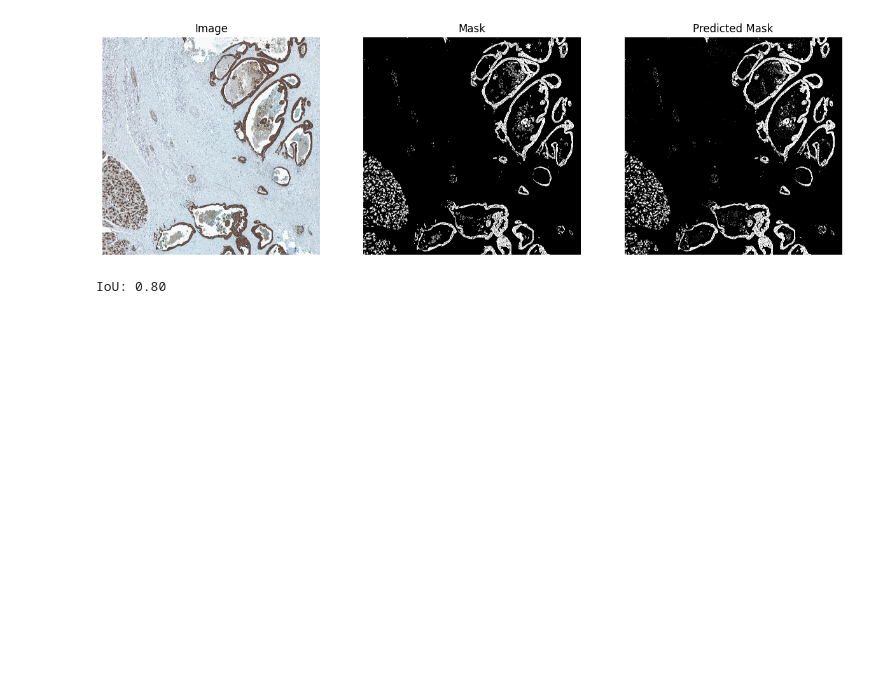
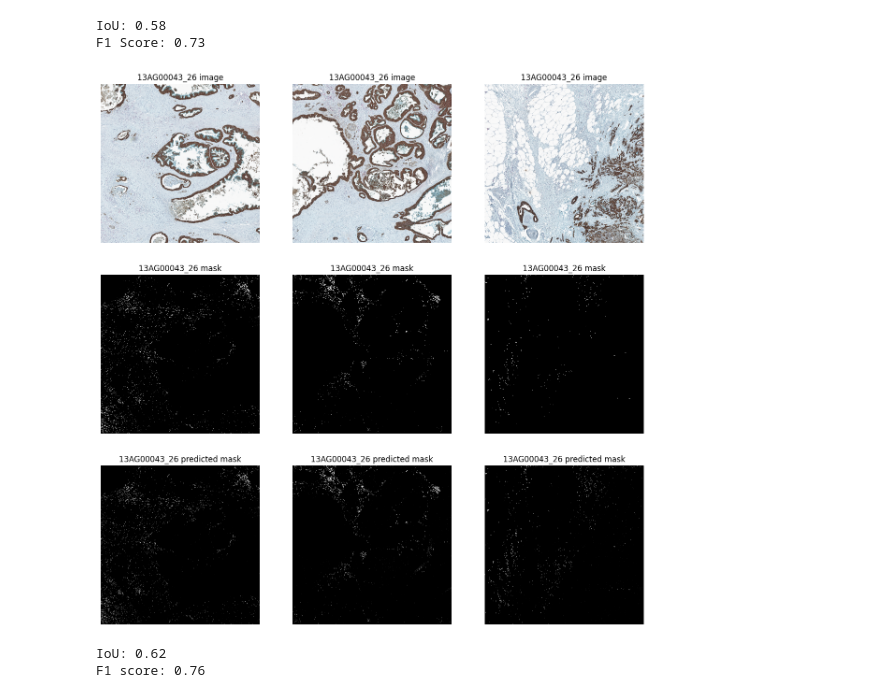
Before and after one commit to GeNeHetX/pixel_classifier, a Jupyter notebook: predicting.ipynb, the cells around one changed output. Cells and saved outputs as stored; diff of their text form; code cells hidden in the pictures; blank space fills up the shorter version.

```diff
--- a/predicting.ipynb
+++ b/predicting.ipynb
@@ -42,4 +72,4 @@ mask_tile = mask_original[center[0]-size//2:center[0]+size//2,
 # %%
 # pridict the image using the model
-dtest = xgb.DMatrix(img_tile.reshape(-1, 3))
+dtest = xgb.DMatrix(img_tiles.reshape(-1, 3))
 y_score = model.predict(dtest)
@@ -46,12 +97,12 @@ y_score = model.predict(dtest)
 # %%
 # Calculate precision and recall
-precision, recall, thresholds = precision_recall_curve(mask_tile.flatten(), y_score)
+precision, recall, thresholds = precision_recall_curve(mask_tiles.flatten(), y_score)
 
 # Compute the AUC
 auc_score = auc(recall, precision)
 
-# calculate the closest threshold to the AUC
-best_threshold = thresholds[np.argmin(np.abs(recall - precision))]
+# Calculate the closest threshold to the AUC
+# best_threshold = thresholds[np.argmin(np.abs(recall - precision))]
 # %%
 # Plot the precision-recall curve
 fig, ax = plt.subplots(1, 2, figsize=(15, 5))
@@ -78,3 +128,0 @@ plt.show()
-# %%
-# Binarize the mask using a threshold
-mask_tile_pred = y_score.reshape(img_tile.shape[0], img_tile.shape[1]) > best_threshold
@@ -81,24 +151,47 @@ mask_tile_pred = y_score.reshape(img_tile.shape[0], img_tile.shape[1]) > best_th
+# %%
+# Compute the intersection over union
+iou = jaccard_score(mask_tiles.flatten(), mask_tiles_pred.flatten())
+
+# Calculate F1 score
+f1 = f1_score(mask_tiles.flatten(), mask_tiles_pred.flatten())
+
+print(f"IoU: {iou:.2f}")
+print(f"F1 Score: {f1:.2f}")
+# %% [output]
+IoU: 0.58
+F1 Score: 0.73
+# %%
+# Clean the mask from small objects
+mask_tiles_pred_clean = np.array([morphology.remove_small_objects(mask_tile_pred,
+                                                                  min_size=min_size)
+                                  for mask_tile_pred in mask_tiles_pred])
 # %%
 # Plot the mask and the predicted mask
-fig, ax = plt.subplots(1, 3, figsize=(15, 5))
-ax[0].imshow(img_tile)
-ax[0].set_title('Image')
-ax[0].axis('off')
+fig, ax = plt.subplots(3, len(lames), figsize=(15, 15))
 
-ax[1].imshow(mask_tile, cmap='gray')
-ax[1].set_title('Mask')
-ax[1].axis('off')
+for i, (img_tile, mask_tile, mask_tile_pred, mask_tile_pred_clean) in enumerate(zip(img_tiles, mask_tiles, mask_tiles_pred, mask_tiles_pred_clean)):
+    ax[0, i].imshow(img_tile)
+    ax[0, i].set_title(lame + " image")
+    ax[0, i].axis('off')
 
-ax[2].imshow(mask_tile_pred, cmap='gray')
-ax[2].set_title('Predicted Mask')
-ax[2].axis('off')
-plt.show()
+    ax[1, i].imshow(mask_tile, cmap='gray')
+    ax[1, i].set_title(lame + " mask")
+    ax[1, i].axis('off')
+
+    ax[2, i].imshow(mask_tile_pred_clean, cmap='gray')
+    ax[2, i].set_title(lame + " predicted mask")
+    ax[2, i].axis('off')
 # %% [output]
-[figure, old version]
+[figure, new version]
 # %%
 # Compute the intersection over union
-iou = jaccard_score(mask_tile.flatten(), mask_tile_pred.flatten())
+iou = jaccard_score(mask_tiles.flatten(), mask_tiles_pred_clean.flatten())
+
+# Calculate F1 score
+f1 = f1_score(mask_tiles.flatten(), mask_tiles_pred_clean.flatten())
 
 print(f"IoU: {iou:.2f}")
+print(f"F1 score: {f1:.2f}")
 # %% [output]
-IoU: 0.80
+IoU: 0.62
+F1 score: 0.76
```
Also changed, not shown: parts of 13 cells of this notebook, 1 other file.
